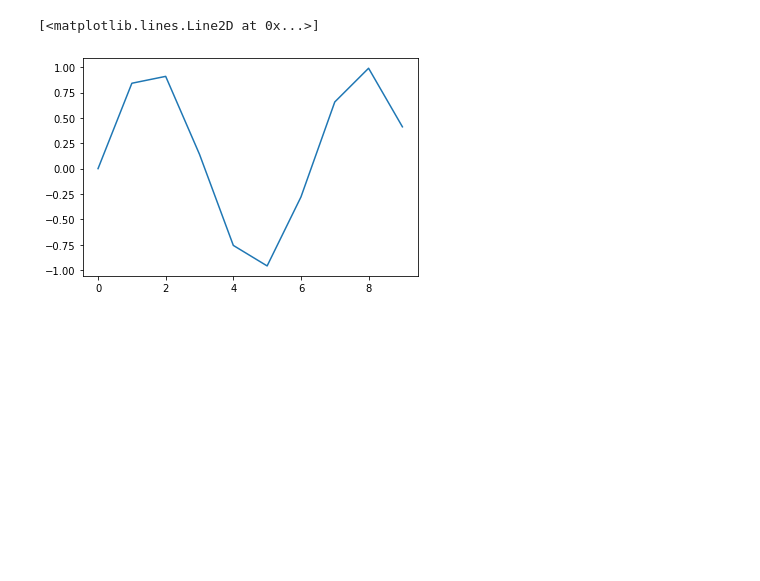
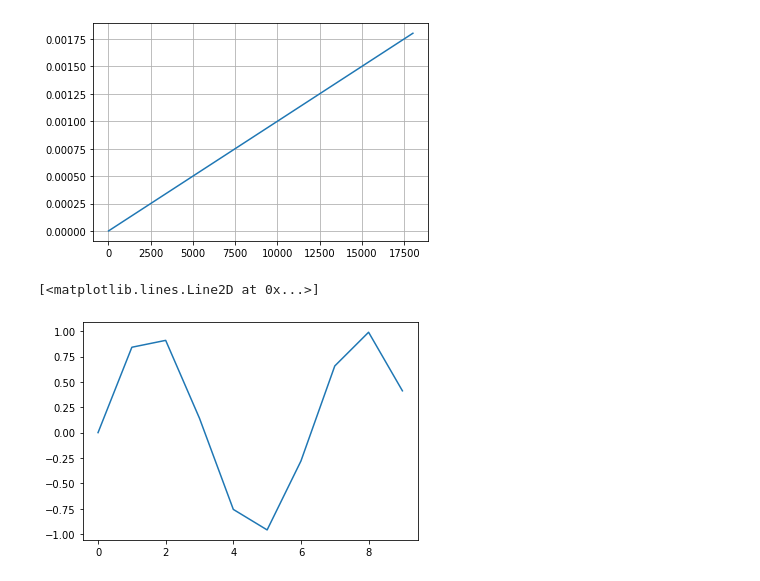
Before and after one commit to kislN/graph_lab_1, a Jupyter notebook: cmake-build-debug/report.ipynb, the cells around one changed output. Cells and saved outputs as stored; diff of their text form; code cells hidden in the pictures; blank space fills up the shorter version.

```diff
--- a/cmake-build-debug/report.ipynb
+++ b/cmake-build-debug/report.ipynb
@@ -50,3 +30,9 @@ Name:  TimeSort, Length: 150, dtype: float64
+# %%
+plt.plot(data['NumVert'], 0.0000001 * data['NumVert'])
+plt.grid()
+# plt.ylim(0, 2500)
+# %% [output]
+[figure, added]
 # %%
 x = range(10)
 y = np.sin(x)
```
Also changed, not shown: parts of 3 cells of this notebook, 4 other files.
